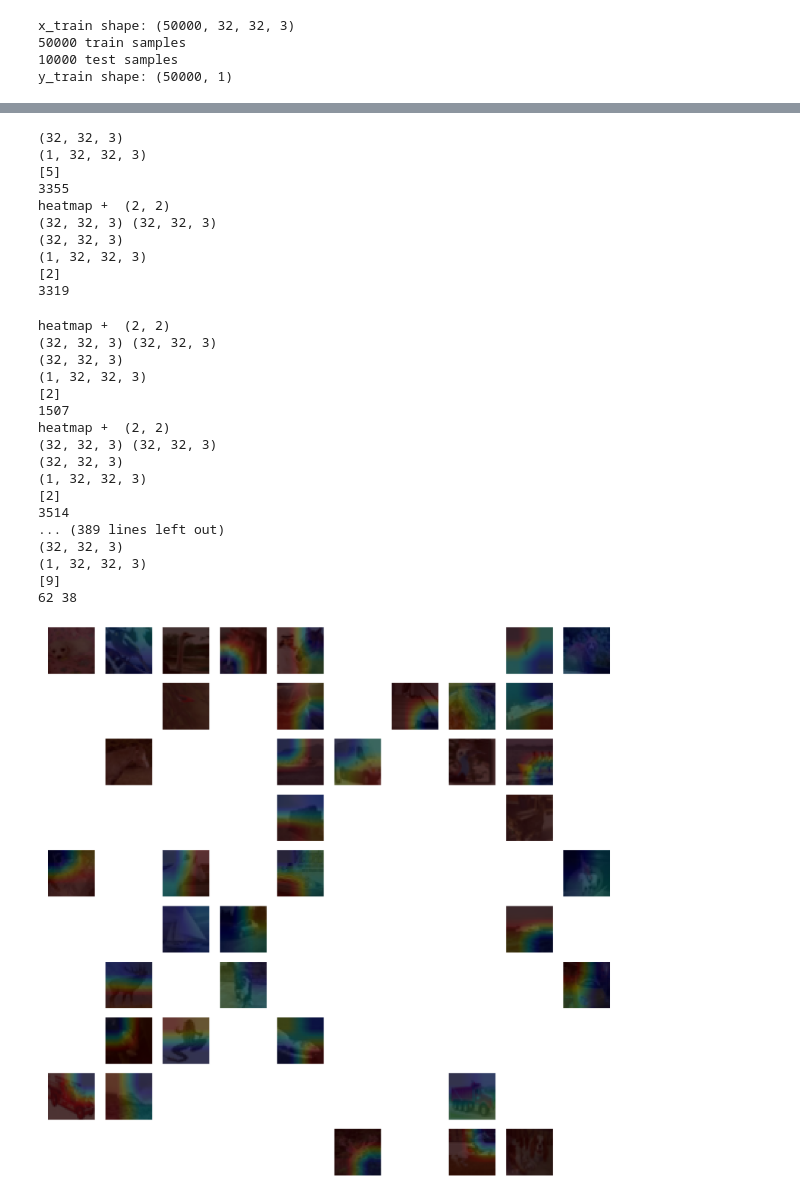
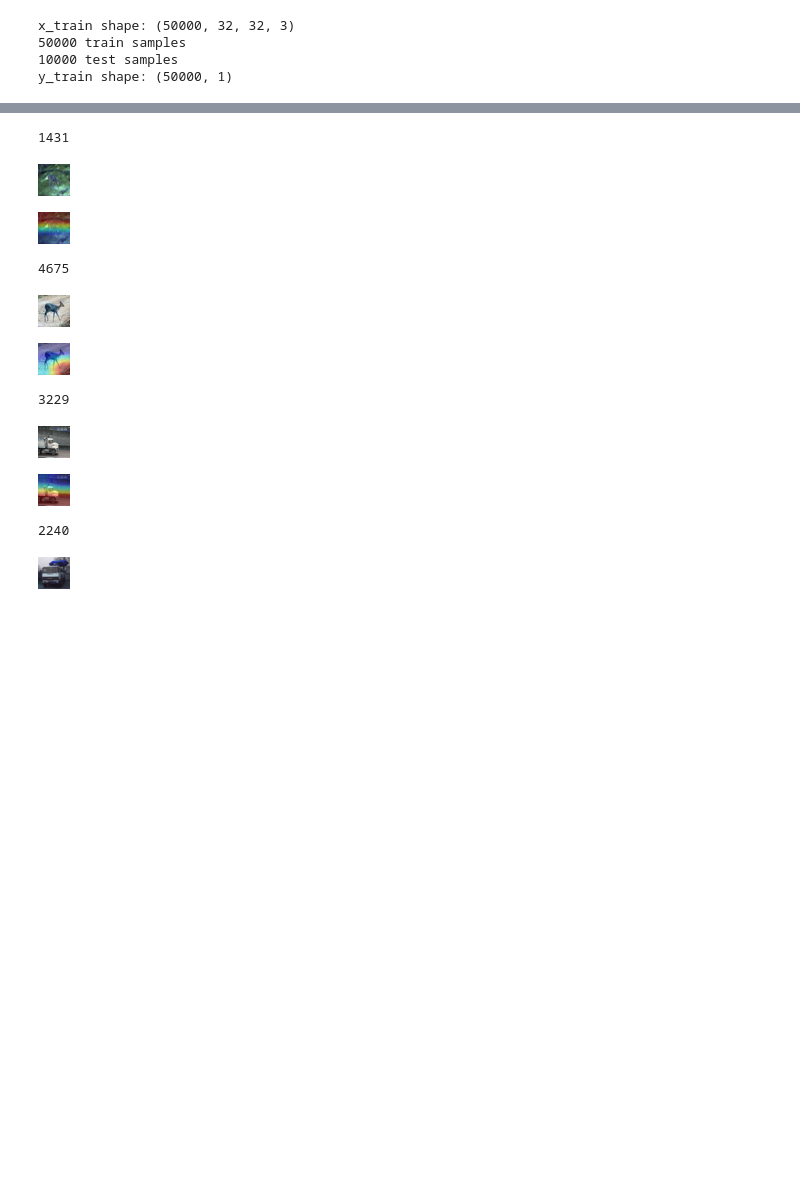
Before and after one commit to gopal2812/mlblr, a Jupyter notebook: assignment5.ipynb, the cells around one changed output, grey strips where cells are left out. Drawn from its saved outputs; the diff is of its cells as text; code cells hidden in the pictures; blank space fills up the shorter version.

```diff
--- a/assignment5.ipynb
+++ b/assignment5.ipynb
@@ -137,8 +141,8 @@ ________________________________________________________________________________
 # %%
 batch_size = 128
-epochs = 10
+epochs = 30
 model.fit(x_train, y_train,
-              batch_size=batch_size,
-              epochs=epochs,
-              validation_data=(x_test, y_test))
+          batch_size=batch_size,
+          epochs=epochs,
+          validation_data=(x_test, y_test))
 # %% [output]
@@ -208,95 +186,65 @@ drwxr-xr-x   1 root root 4096 Jul 10 14:10 var
 # %%
 def show_image(val):
-  plt.figure(figsize=(32,32))
   right = 0
   mistake = 0
   for i in range(val):
     index = random.randint(0, x_test_orig.shape[0])
     image = x_test_orig[index]
     data = convertCIFER10Data(image)
-
-    plt.subplot(10, 10, i+1)
-    #plt.imshow(image)
-    plt.axis('off')
     ret = model.predict(data, batch_size=1)
-    #print(ret)
-
     bestnum = 0.0
     bestclass = 0
     for n in [0,1,2,3,4,5,6,7,8,9]:
         if bestnum < ret[0][n]:
             bestnum = ret[0][n]
             bestclass = n
-    print(y_test_orig[index])
+    #print(y_test_orig[index])
 
 
     if y_test_orig[index] == bestclass:
-        #plt.title(cifar10_labels[bestclass])
         right += 1
     else:
         print(index)
         class_output = model.output[:, bestclass]
         last_conv_layer = model.get_layer("stage3_unit2_conv1")
         grads = K.gradients(class_output, last_conv_layer.output)[0]
         pooled_grads = K.mean(grads, axis=(0, 1, 2))
         iterate = K.function([model.input], [pooled_grads, last_conv_layer.output[0]])
 
         pooled_grads_value, conv_layer_output_value = iterate([data])
         for i in range(256):
           conv_layer_output_value[:, :, i] *= pooled_grads_value[i]
 
         heatmap = np.mean(conv_layer_output_value, axis=-1)
-        print("heatmap + ",heatmap.shape)
         heatmap = np.maximum(heatmap, 0)
         heatmap /= np.max(heatmap)
-        #
-        #img = cv2.imread(img_path)
         image =x_test_orig[index]
-        #image = cv2.cvtColor(image, cv2.COLOR_RGB2BGR)
-        #heatmap= import imutils.resize(heatmap.transpose(1,2,0), (image.shape[1],image.shape[0])).transpose(2,0,1)
         heatmap = cv2.resize(heatmap, (image.shape[1], image.shape[0]))
-        #heatmap = image.img_to_array(heatmap)
-        #heatmap = imutils.resize(heatmap,image.shape[0] , inter=cv2.INTER_CUBIC)
         heatmap = np.uint8(255 * heatmap)
+        heatmap = cv2.applyColorMap(heatmap, cv2.COLORMAP_JET)
         #print(image.shape, heatmap.shape)
-        heatmap = cv2.applyColorMap(heatmap, cv2.COLORMAP_JET)
-        print(image.shape, heatmap.shape)
-        superimposed_img = cv2.addWeighted(image, 0.2, heatmap, 0.2, 0)
+        superimposed_img = cv2.addWeighted(image, 0.6, heatmap, 0.4, 0)
+        #plt.figure(figsize=(32,32))
+        #plt.subplot(10, 10, mistake+1)
+        #plt.axis('off')
         #plt.imshow( image)
-        plt.imshow(superimposed_img)
-        #cv2.waitKey(0)
-
-        #plt.title(cifar10_labels[bestclass] + "!=" + cifar10_labels[y_test[index][0]], color='#ff0000')
+        #plt.imshow(superimposed_img)
+        cv2_imshow(image)
+        cv2_imshow(superimposed_img)
+        cv2.waitKey(0)
         mistake += 1
   print(right,mistake)
 
 show_image(100)
 # %% [output]
-(32, 32, 3)
-(1, 32, 32, 3)
-[5]
-3355
-heatmap +  (2, 2)
-(32, 32, 3) (32, 32, 3)
-(32, 32, 3)
-(1, 32, 32, 3)
-[2]
-3319
+1431
+[figure, new version]
+[figure, added]
-heatmap +  (2, 2)
-(32, 32, 3) (32, 32, 3)
-(32, 32, 3)
-(1, 32, 32, 3)
-[2]
-1507
-heatmap +  (2, 2)
-(32, 32, 3) (32, 32, 3)
-(32, 32, 3)
-(1, 32, 32, 3)
-[2]
-3514
-... (389 lines left out)
-(32, 32, 3)
-(1, 32, 32, 3)
-[9]
-62 38
+4675
-[figure, old version]
+[figure, added]
+[figure, added]
+3229
+[figure, added]
+[figure, added]
+2240
+[figure, added]
```
Also changed, not shown: parts of 12 cells of this notebook.
